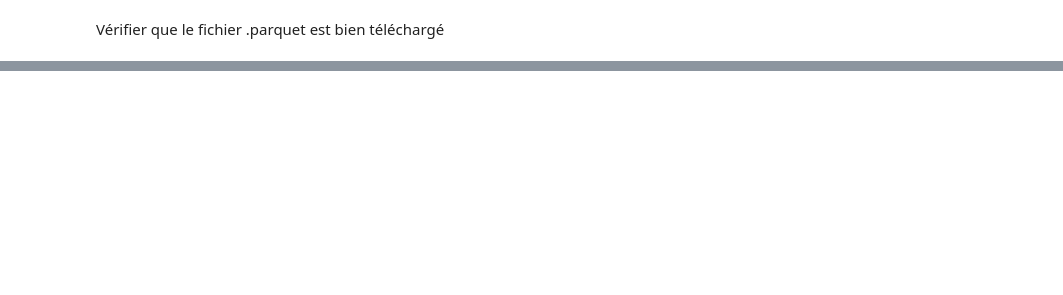
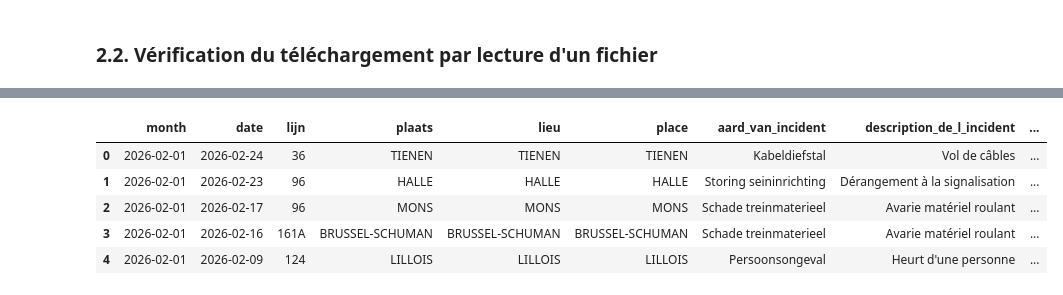
Before and after one commit to Michael-R-Salah-Data/infrabel-kpi-punctuality-analysis, a Jupyter notebook: notebooks/01_01_data_collection_infrabel.ipynb, the cells around one changed output, grey strips where cells are left out. Drawn from its saved outputs; the diff is of its cells as text; code cells hidden in the pictures; blank space fills up the shorter version.

Commit message:
feat: complete notebook for Infrabel data collection and monthly-to-yearly dataset consolidation

```diff
--- a/notebooks/01_01_data_collection_infrabel.ipynb
+++ b/notebooks/01_01_data_collection_infrabel.ipynb
@@ -18,38 +69,5 @@ Fonction pour télécharger les datasets
 # %%
-#Fonction pour télécharger les datasets
-def download_dataset(dataset_url, output_path, dataset_name, chunk_size=10240):
-    print(f"Début du téléchargement : {dataset_name}")
-    try:
-        # téléchager le dataset et mettre un "timer" pour contrôler le temps de connection au serveur (10)
-            # et le temps de réception entre chaque chunk (120)
-        response = requests.get(dataset_url, stream=True, timeout=(10, 120))
-        response.raise_for_status()
+# Configurer le chemin
+DATA_DIR = Path("../data/raw/")
 
-        # récupérer la taille du dataset
-        total_size = int(response.headers.get("content-length", 0))
-
-        # gérer les datasets créés au moment du téléchargement
-        total_to_display = total_size if total_size > 0 else None
-
-        # vérifier que le répertoire data/raw/ existe et le créer s'il n'existe pas
-        os.makedirs(os.path.dirname(output_path), exist_ok=True)
-
-        # chunker le dataset pour gérer sa taille
-        with open(output_path, "wb") as f:
-            # wrapper la boucle dans tqdm pour afficher une barre de progression
-            with tqdm(
-                total=total_to_display,
-                unit='B',
-                unit_scale=True,
-                unit_divisor=1024,
-                desc=f"Downloading dataset {dataset_name}"
-                ) as pbar:
-                    # écrire le fichier et faire avancer la barre de progression
-                    for chunk in response.iter_content(chunk_size):
-                        if chunk:
-                            f.write(chunk)
-                            pbar.update(len(chunk))
-            print(f"{dataset_name} téléchargé dans {output_path}")
-
-    except requests.exceptions.RequestException as error:
-            print(f"Erreur lors du téléchargement de {dataset_name} : {error}")
+ip.run_download(datasets_1, output_dir=DATA_DIR)
@@ -69,3 +117,3 @@ points_ops téléchargé dans data/raw/points_ops.parquet
 # %% [markdown]
-Vérifier que le fichier .parquet est bien téléchargé
+### 2.2. Vérification du téléchargement par lecture d'un fichier ###
 # %%
@@ -78,3 +126,13 @@ df.head()
 | 2 | b'\x01\x01\x00\x00\x00>\x84\x92P\... | b'\x01\x01\x00\x00\x00>\x84\x92P\... | 1748 | BE01748 | VOIL1 | V.OILTANK1 | V.OILTANK1 | ... |
 | 3 | b'\x01\x01\x00\x00\x00/J\x7f\xef4... | b'\x01\x01\x00\x00\x00/J\x7f\xef4... | 1749 | BE01749 | VOIL2 | V.OILTANK2 | V.OILTANK2 | ... |
 | 4 | b'\x01\x01\x00\x00\x00\x93\xbc\xb... | b'\x01\x01\x00\x00\x00\x93\xbc\xb... | 1751 | BE01751 | VIBR | V.IBR | V.IBR | ... |
+# %%
+df = pd.read_parquet(DATA_DIR / "monthly_punctuality_agg.parquet")
+df.head()
+# %% [output]
+|  | month | date | lijn | plaats | lieu | place | aard_van_incident | description_de_l_incident | ... |
+| 0 | 2026-02-01 | 2026-02-24 | 36 | TIENEN | TIENEN | TIENEN | Kabeldiefstal | Vol de câbles | ... |
+| 1 | 2026-02-01 | 2026-02-23 | 96 | HALLE | HALLE | HALLE | Storing seininrichting | Dérangement à la signalisation | ... |
+| 2 | 2026-02-01 | 2026-02-17 | 96 | MONS | MONS | MONS | Schade treinmaterieel | Avarie matériel roulant | ... |
+| 3 | 2026-02-01 | 2026-02-16 | 161A | BRUSSEL-SCHUMAN | BRUSSEL-SCHUMAN | BRUSSEL-SCHUMAN | Schade treinmaterieel | Avarie matériel roulant | ... |
+| 4 | 2026-02-01 | 2026-02-09 | 124 | LILLOIS | LILLOIS | LILLOIS | Persoonsongeval | Heurt d'une personne | ... |
```
Also changed, not shown: parts of 30 cells of this notebook.
